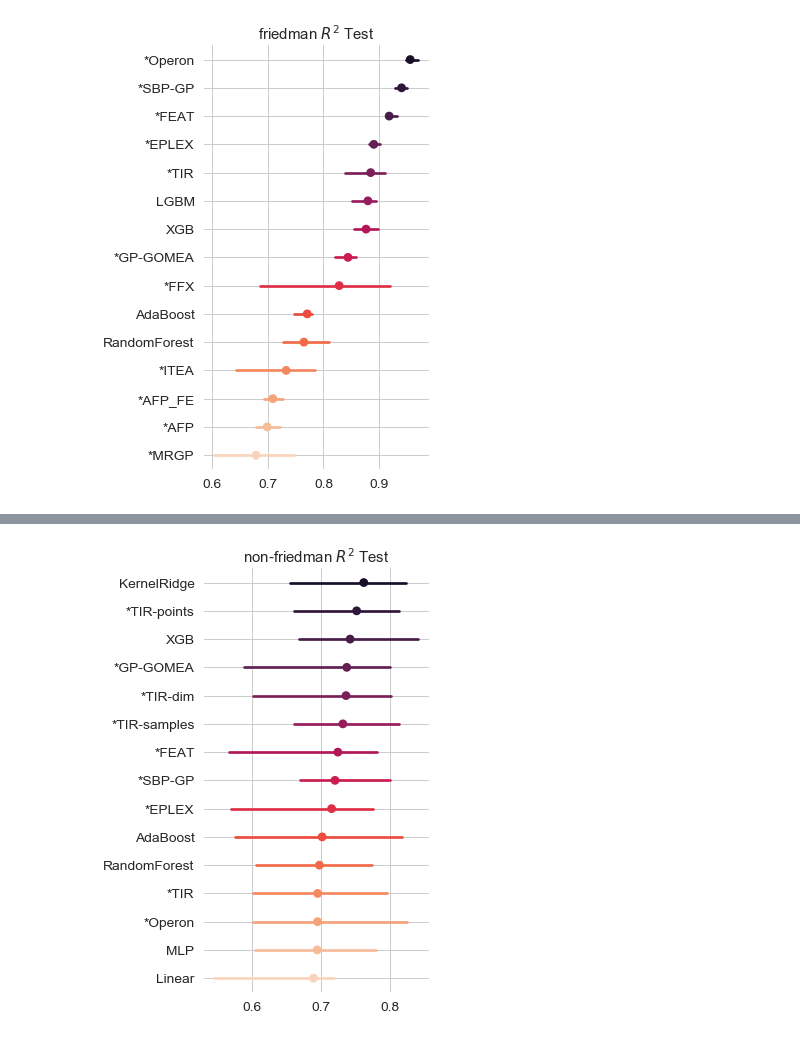
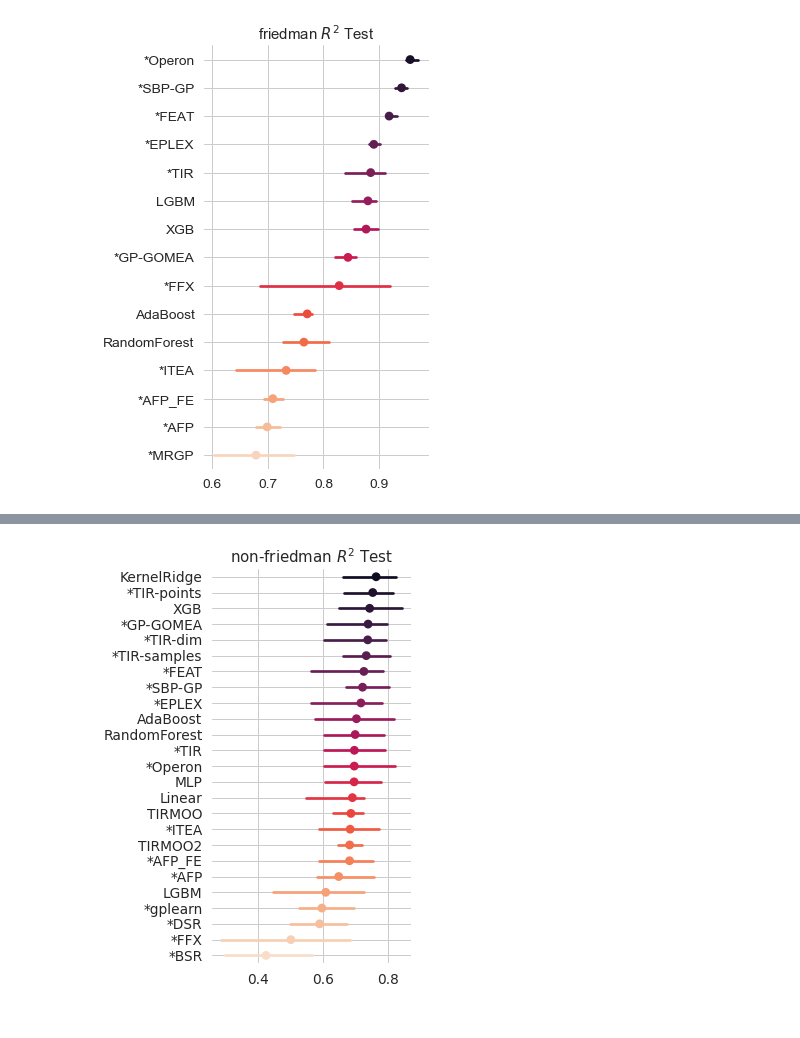
Before and after one commit to folivetti/tir, a Jupyter notebook: srbench/results/Results.ipynb, the cells around one changed output, grey strips where cells are left out. Drawn from its saved outputs; the diff is of its cells as text; code cells hidden in the pictures.

```diff
--- a/srbench/results/Results.ipynb
+++ b/srbench/results/Results.ipynb
@@ -327,7 +333,7 @@ x_vars=[
 
 df_p = df_plotPenalty[~df_plotPenalty.dataset.str.contains("_fri_")]
 
-order = df_p.groupby('algorithm')[x_vars[0]].median().sort_values(ascending=False).index[:15]
+order = df_p.groupby('algorithm')[x_vars[0]].median().sort_values(ascending=False).index[:25]
 g = sns.PairGrid(df_p,
                  x_vars=x_vars,
                  y_vars=['algorithm'],
@@ -345,34 +351,34 @@ g.map(sns.pointplot,
       linewidth=1,
       markeredgecolor='w',
       join=False,
       estimator=np.median,
       n_boot=1000,
       ci=95
      )
 # # Use semantically meaningful titles for the columns
 titles = [x.replace('_',' ').title().replace('(S)','(s)').replace('R2','non-friedman $R^2$') for x in x_vars]
 g.axes.flat[0].set_ylabel('')
 for ax, title in zip(g.axes.flat, titles):
 
     # Set a different title for each axes
     ax.set(title=title)
     ax.set_xlabel('')
 
     if any([n in title.lower() for n in ['size','time']]):
         ax.set_xscale('log')
 
     if title == '$R^2$ Test':
         ax.set_xlim([-.25,1])
 
     # Make the grid horizontal instead of vertical
     ax.yaxis.grid(True)
 
 sns.despine(left=True, bottom=True)
 
 #save(name='_'.join(['pairgrid-pointplot']+x_vars))
 plt.savefig("figs/penalty_nonfri_results.pdf", bbox_inches='tight')
 # %% [output]
-[figure, old version]
+[figure, new version]
 # %%
 import Orange
 
```
Also changed, not shown: parts of 8 cells of this notebook, 22 other files.
